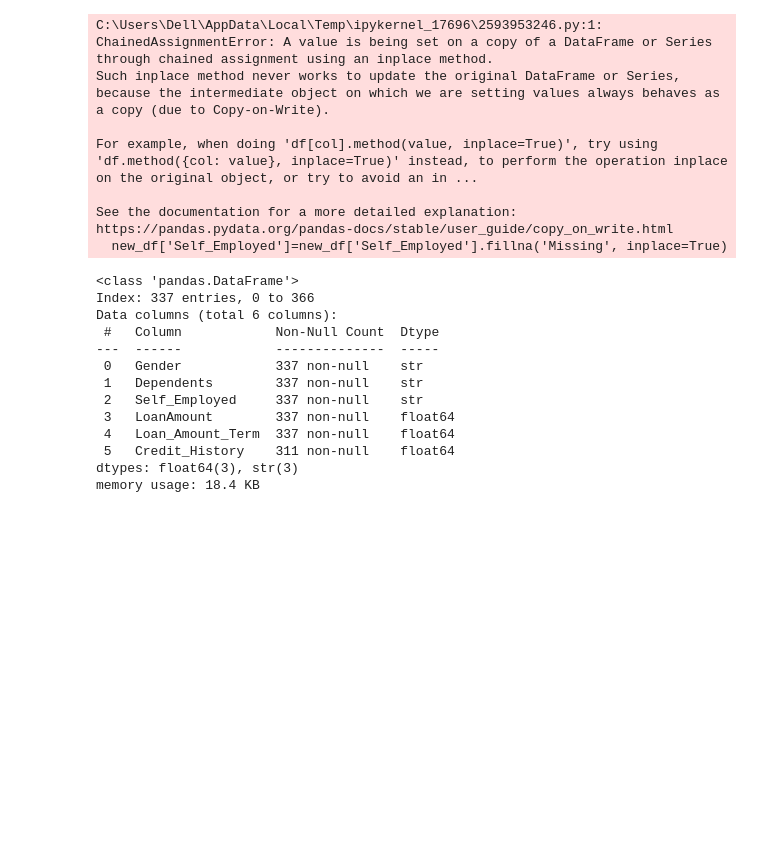
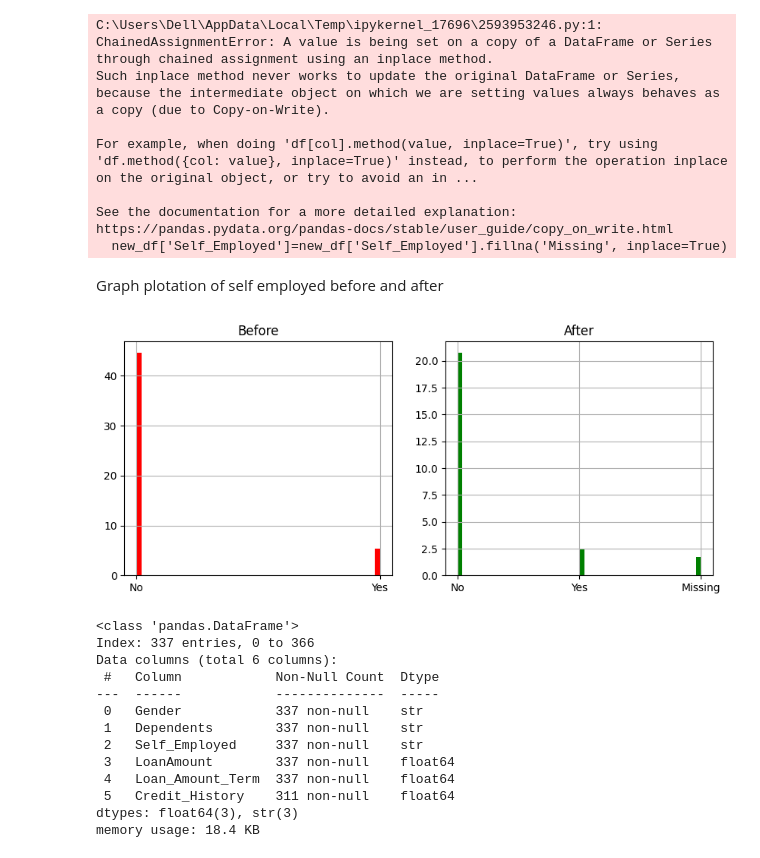
Before and after one commit to Ritusikarwar/ML_Practice, a Jupyter notebook: null_value_handling.ipynb, the cells around one changed output. Cells and saved outputs as stored; diff of their text form; code cells hidden in the pictures; blank space fills up the shorter version.

Commit message:
graph plotation of self employed

```diff
--- a/null_value_handling.ipynb
+++ b/null_value_handling.ipynb
@@ -167,6 +167,19 @@ For example, when doing 'df[col].method(value, inplace=True)', try using 'df.met
 
 See the documentation for a more detailed explanation: https://pandas.pydata.org/pandas-docs/stable/user_guide/copy_on_write.html
   new_df['Self_Employed']=new_df['Self_Employed'].fillna('Missing', inplace=True)
+# %% [markdown]
+Graph plotation of self employed before and after
+# %%
+fig = plt.figure(figsize=(10,4))
+ax1 = fig.add_subplot(121)
+df['Self_Employed'].hist(bins=50, ax=ax1, density=True, color='red')
+ax1.set_title("Before")
+ax2 = fig.add_subplot(122)
+new_df['Self_Employed'].hist(bins=50, ax=ax2, density=True, color='green')
+ax2.set_title("After")
+plt.show()
+# %% [output]
+[figure, added]
 # %%
 new_df.info()
 # %% [output]
```
